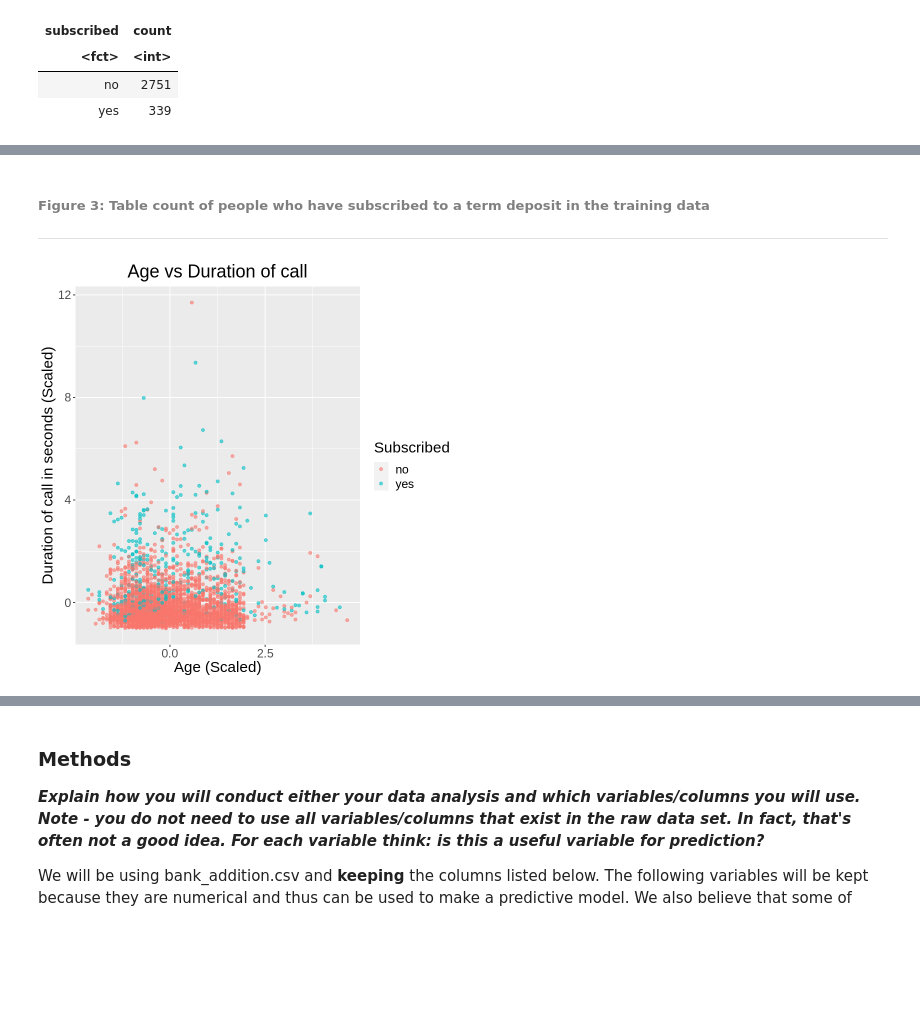
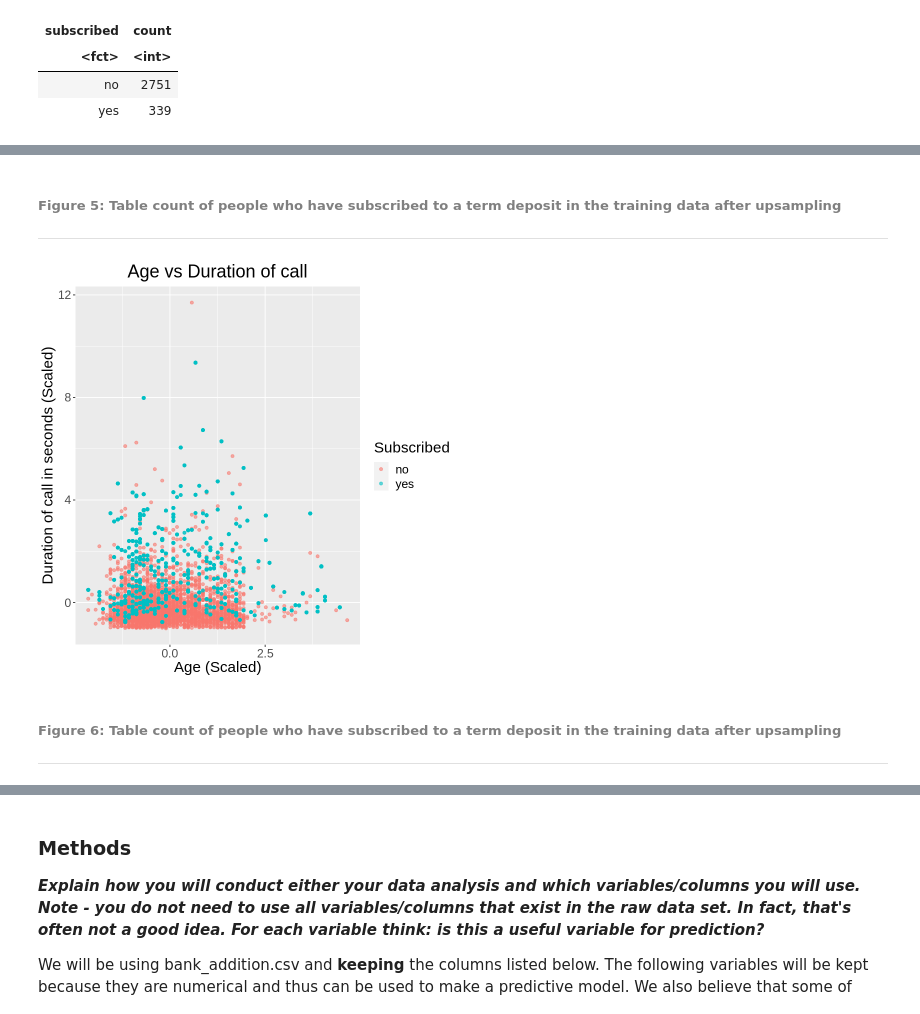
Before and after one commit to darrylmaa/dsci_100_group_project, a Jupyter notebook: project_report.ipynb, the cells around one changed output, grey strips where cells are left out. Saved outputs shown, nothing was run; the diff lists cells and outputs as text; code cells hidden in the pictures; blank space fills up the shorter version.

```diff
--- a/project_report.ipynb
+++ b/project_report.ipynb
@@ -78,6 +84,8 @@ A tibble: 10 × 21
 ##### <span style='color:gray'>Figure 1: Table preview of bank data </span>
 ---
 # %%
+#changing y to be subscribed to be more readable
 data <- mutate(data, subscribed = as_factor(y))
+data <- mutate(data, euribor3m = as.numeric(euribor3m))
 data <- select(data, "age", 'duration', 'emp.var.rate', 'cons.price.idx', 'cons.conf.idx', 'euribor3m', 'nr.employed', 'subscribed')
 # %%
@@ -110,0 +130,9 @@ A tibble: 15 × 8
+# %%
+#standardizing and upsampling training data for the graph
+bank_recipe_graph <- recipe(subscribed ~ duration + age , data = bank_train) %>%
+    step_scale(all_predictors()) %>%
+    step_center(all_predictors()) %>%
+    step_upsample(subscribed, over_ratio=1, skip=FALSE) %>%
+    prep()
+
+scaled_upsampled_bank <- bake(bank_recipe_graph, bank_train)
@@ -120,17 +168,15 @@ A tibble: 2 × 2
 # %% [markdown]
-##### <span style='color:gray'>Figure 3: Table count of people who have subscribed to a term deposit in the training data </span>
+##### <span style='color:gray'>Figure 5: Table count of people who have subscribed to a term deposit in the training data after upsampling</span>
 ---
 # %%
-bank_recipe_graph <- recipe(subscribed ~ duration + age , data = bank_train) %>%
-    step_scale(all_predictors()) %>%
-    step_center(all_predictors()) %>%
-    prep()
-
-scaled_bank <- bake(bank_recipe_graph, bank_train)
-ggplot(scaled_bank, aes(x=age, y=duration, color = subscribed)) +
+#plotting the data
+ggplot(scaled_upsampled_bank, aes(x=age, y=duration, color = subscribed)) +
     geom_point(alpha=0.6) +
     labs(x="Age (Scaled)", y= "Duration of call in seconds (Scaled)", color = "Subscribed") +
     ggtitle("Age vs Duration of call") +
     theme(text = element_text(size=18), plot.title = element_text(hjust = 0.5))
 # %% [output]
-[figure, old version]
+[figure, new version]
+# %% [markdown]
+##### <span style='color:gray'>Figure 6: Table count of people who have subscribed to a term deposit in the training data after upsampling</span>
+---
```
Also changed, not shown: parts of 27 cells of this notebook.
